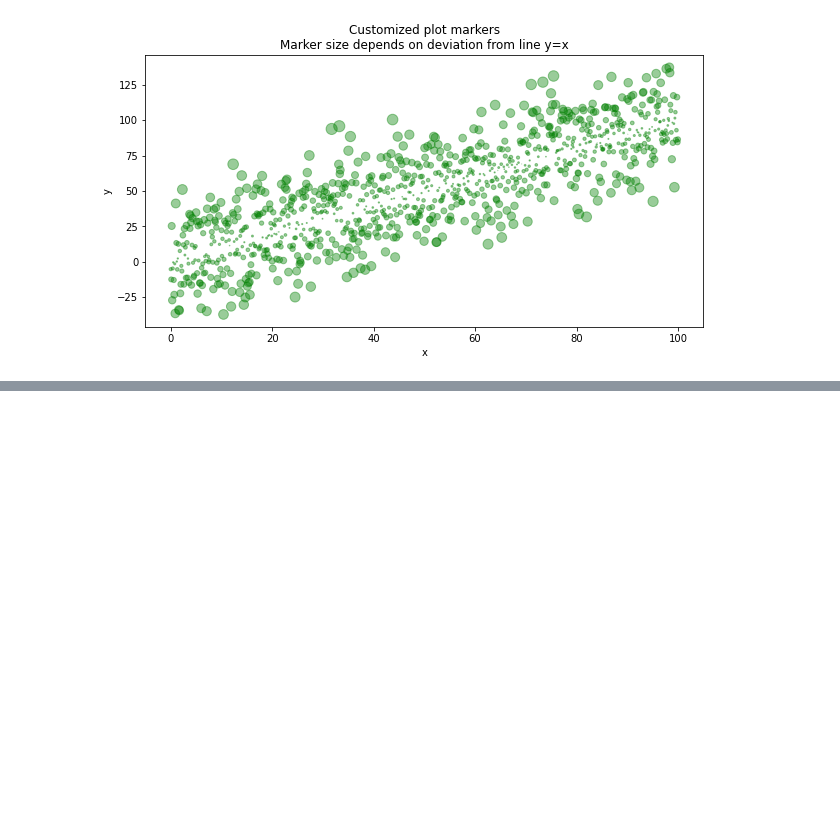
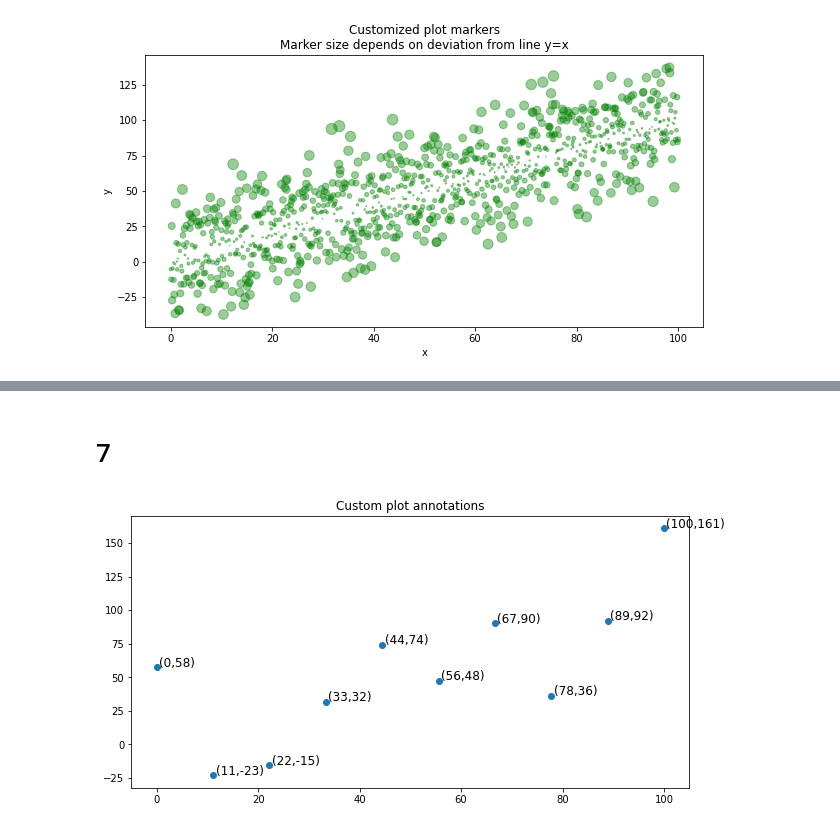
Before and after one commit to diogo-p-nunes/tds, a Jupyter notebook: python-quicktips/tips.ipynb, the cells around one changed output, grey strips where cells are left out. Saved outputs shown, nothing was run; the diff lists cells and outputs as text; code cells hidden in the pictures; blank space fills up the shorter version.

```diff
--- a/python-quicktips/tips.ipynb
+++ b/python-quicktips/tips.ipynb
@@ -148,0 +173,23 @@ plt.show()
+# %% [markdown]
+# 7
+# %%
+import matplotlib.pyplot as plt
+import numpy as np
+
+x = np.linspace(0,100,10)
+y = x + np.random.normal(scale=30, size=x.shape)
+
+plt.figure(figsize=(10,5))
+plt.scatter(x, y)
+plt.title("Custom plot annotations")
+
+for i in range(x.shape[0]):
+    # 1st arg  = text to annotate
+    # 2nd arg  = position of text
+    # fontsize = text size - there are other styling options
+    plt.annotate(f"({x[i]:.0f},{y[i]:.0f})", (x[i]+.5, y[i]+.5), fontsize=12)
+
+plt.savefig("7-plot.png", dpi=300, bbox_inches="tight")
+plt.show()
+# %% [output]
+[figure, added]
```
Also changed, not shown: parts of 2 cells of this notebook, 5 other files.
